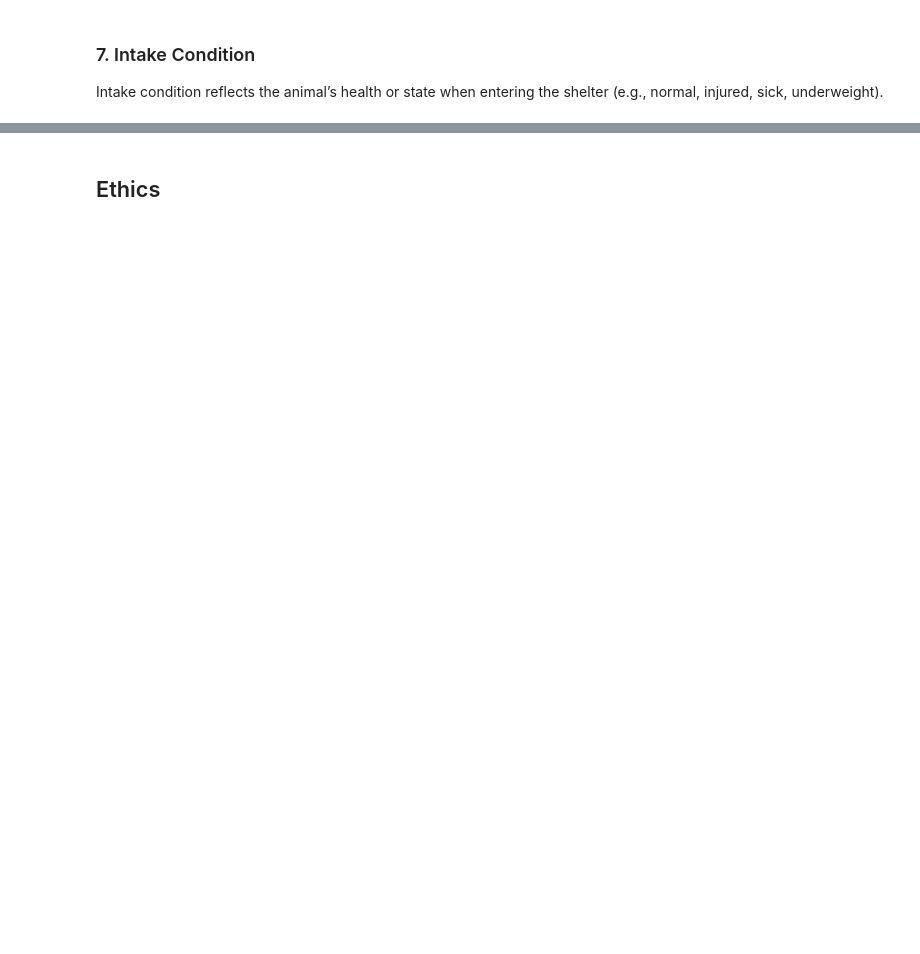
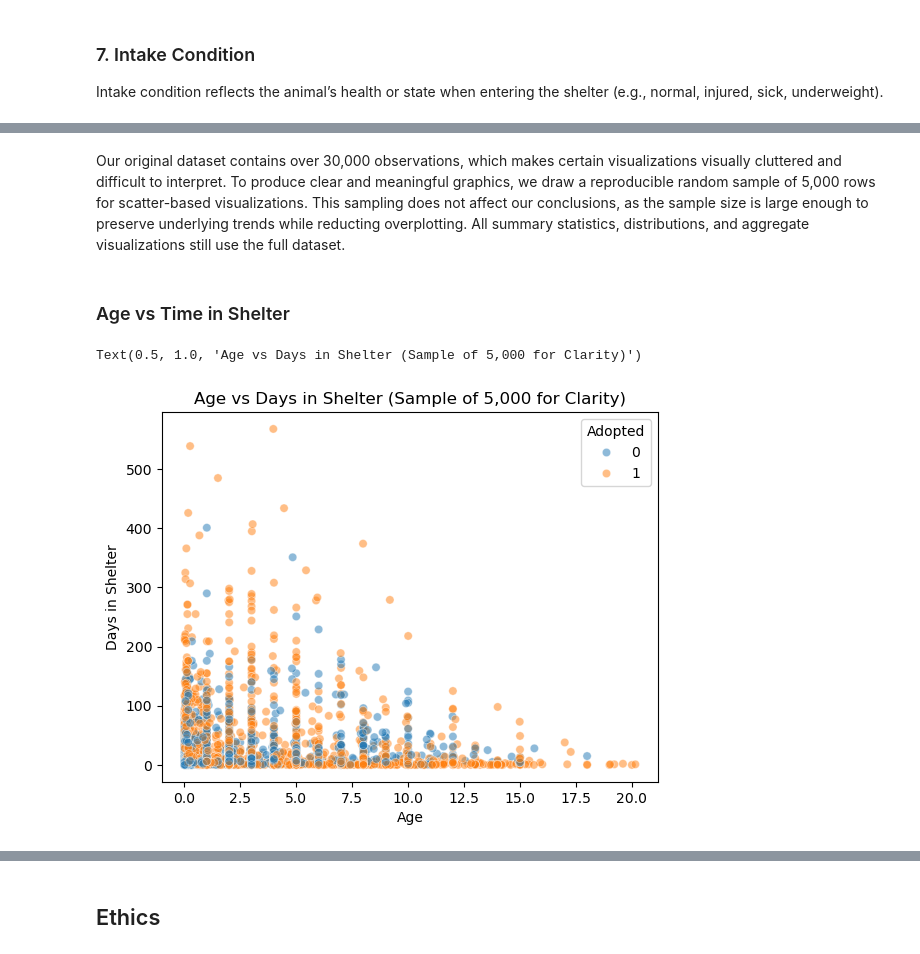
Before and after one commit to mareRong/Long-Beach-Pet-Shelter-Analysis, a Jupyter notebook: 02-EDACheckpoint.ipynb, the cells around one changed output, grey strips where cells are left out. Cells and saved outputs as stored; diff of their text form; code cells hidden in the pictures; blank space fills up the shorter version.

```diff
--- a/02-EDACheckpoint.ipynb
+++ b/02-EDACheckpoint.ipynb
@@ -392,0 +427,18 @@ plt.xticks(rotation=45)
+# %% [markdown]
+Our original dataset contains over 30,000 observations, which makes certain visualizations visually cluttered and difficult to interpret. To produce clear and meaningful graphics, we draw a reproducible random sample of 5,000 rows for scatter-based visualizations. This sampling does not affect our conclusions, as the sample size is large enough to preserve underlying trends while reducting overplotting. All summary statistics, distributions, and aggregate visualizations still use the full dataset.
+# %%
+sample_df = df.sample(n=5000, random_state = 42)
+# %% [markdown]
+### Age vs Time in Shelter
+# %%
+sns.scatterplot(
+    data = sample_df,
+    x = 'Age',
+    y = 'Days in Shelter',
+    hue = 'Adopted',
+    alpha = 0.5
+)
+plt.title("Age vs Days in Shelter (Sample of 5,000 for Clarity)")
+# %% [output]
+Text(0.5, 1.0, 'Age vs Days in Shelter (Sample of 5,000 for Clarity)')
+[figure, added]
```
Also changed, not shown: parts of 29 cells of this notebook.
